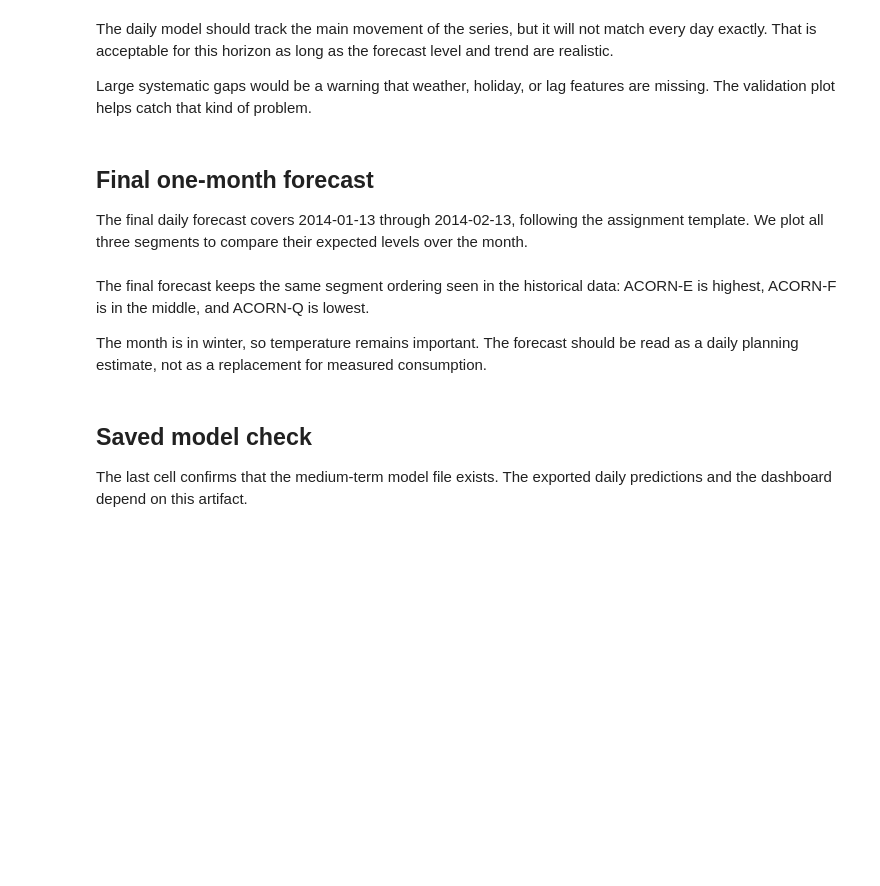
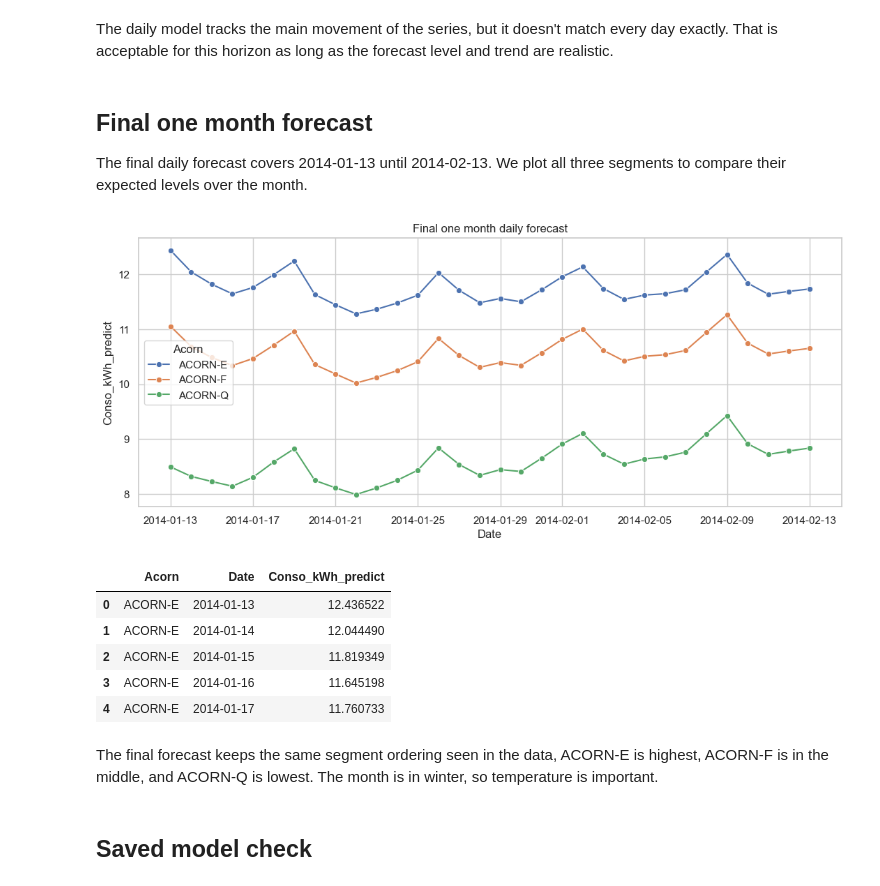
Before and after one commit to baunilhamarga/ei-climat, a Jupyter notebook: notebooks/04_medium_term_modeling.ipynb, the cells around one changed output. Cells and saved outputs as stored; diff of their text form; code cells hidden in the pictures; blank space fills up the shorter version.

```diff
--- a/notebooks/04_medium_term_modeling.ipynb
+++ b/notebooks/04_medium_term_modeling.ipynb
@@ -79,27 +100,29 @@ show_plot(fig)
 # %% [markdown]
-The daily model should track the main movement of the series, but it will not match every day exactly. That is acceptable for this horizon as long as the forecast level and trend are realistic.
-
-Large systematic gaps would be a warning that weather, holiday, or lag features are missing. The validation plot helps catch that kind of problem.
+The daily model tracks the main movement of the series, but it doesn't match every day exactly. That is acceptable for this horizon as long as the forecast level and trend are realistic.
 # %% [markdown]
-## Final one-month forecast
+## Final one month forecast
 
-The final daily forecast covers 2014-01-13 through 2014-02-13, following the assignment template. We plot all three segments to compare their expected levels over the month.
+The final daily forecast covers 2014-01-13 until 2014-02-13. We plot all three segments to compare their expected levels over the month.
 # %%
 forecast = pd.read_csv(forecast_path, parse_dates=["Date"])
 fig, ax = plt.subplots(figsize=(13, 5))
 sns.lineplot(data=forecast, x="Date", y="Conso_kWh_predict", hue="Acorn", marker="o", ax=ax)
-ax.set_title("Final one-month daily forecast")
+ax.set_title("Final one month daily forecast")
 show_plot(fig)
 
 forecast.head()
+# %% [output]
+[figure, added]
+|  | Acorn | Date | Conso_kWh_predict |
+| 0 | ACORN-E | 2014-01-13 | 12.436522 |
+| 1 | ACORN-E | 2014-01-14 | 12.044490 |
+| 2 | ACORN-E | 2014-01-15 | 11.819349 |
+| 3 | ACORN-E | 2014-01-16 | 11.645198 |
+| 4 | ACORN-E | 2014-01-17 | 11.760733 |
 # %% [markdown]
-The final forecast keeps the same segment ordering seen in the historical data: ACORN-E is highest, ACORN-F is in the middle, and ACORN-Q is lowest.
-
-The month is in winter, so temperature remains important. The forecast should be read as a daily planning estimate, not as a replacement for measured consumption.
+The final forecast keeps the same segment ordering seen in the data, ACORN-E is highest, ACORN-F is in the middle, and ACORN-Q is lowest. The month is in winter, so temperature is important.
 # %% [markdown]
 ## Saved model check
-
-The last cell confirms that the medium-term model file exists. The exported daily predictions and the dashboard depend on this artifact.
 # %%
 print("Saved medium-term model:", model_path)
 print("Exists:", model_path.exists())
```
Also changed, not shown: parts of 10 cells of this notebook.
